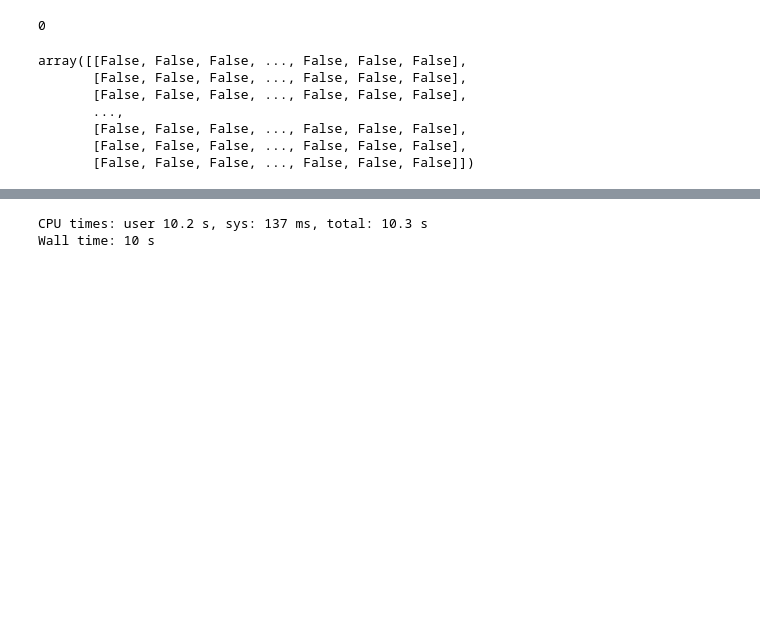
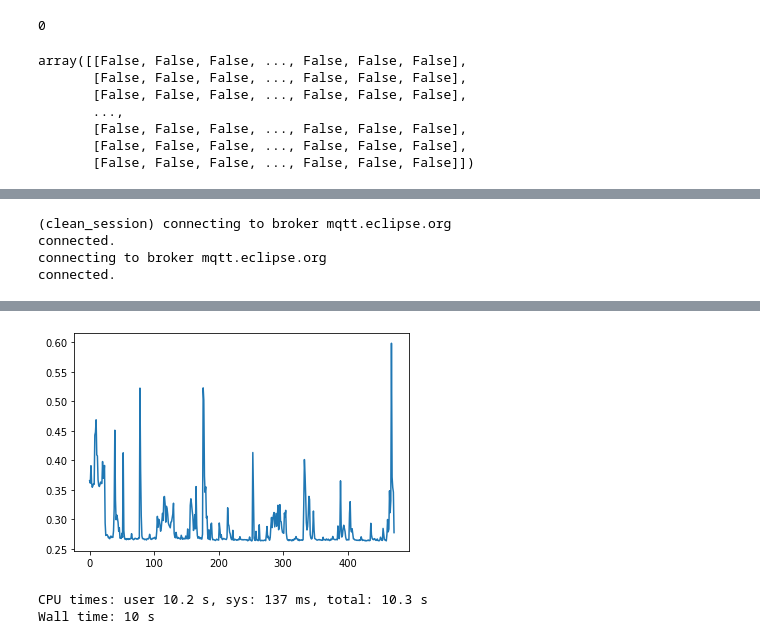
Before and after one commit to Stippos/RLDonkey, a Jupyter notebook: image_analysis.ipynb, the cells around one changed output, grey strips where cells are left out. Drawn from its saved outputs; the diff is of its cells as text; code cells hidden in the pictures; blank space fills up the shorter version.

```diff
--- a/image_analysis.ipynb
+++ b/image_analysis.ipynb
@@ -138,0 +145,7 @@ plt.plot(results)
+# %%
+controller2 = remote_controller.DonkeyRemoteContoller("kari_main", "mqtt.eclipse.org")
+# %% [output]
+(clean_session) connecting to broker mqtt.eclipse.org
+connected.
+connecting to broker mqtt.eclipse.org
+connected.
@@ -138,0 +154,5 @@ plt.plot(results)
+# %%
+%%time
+mean, diff, times, results = calculate_lag(500, controller2)
+print(mean)
+# %% [output]
@@ -139,3 +163,4 @@ plt.plot(results)
+[figure, added]
 # %%
 %%time
 ts = []
```
Also changed, not shown: parts of 23 cells of this notebook, 6 other files.
